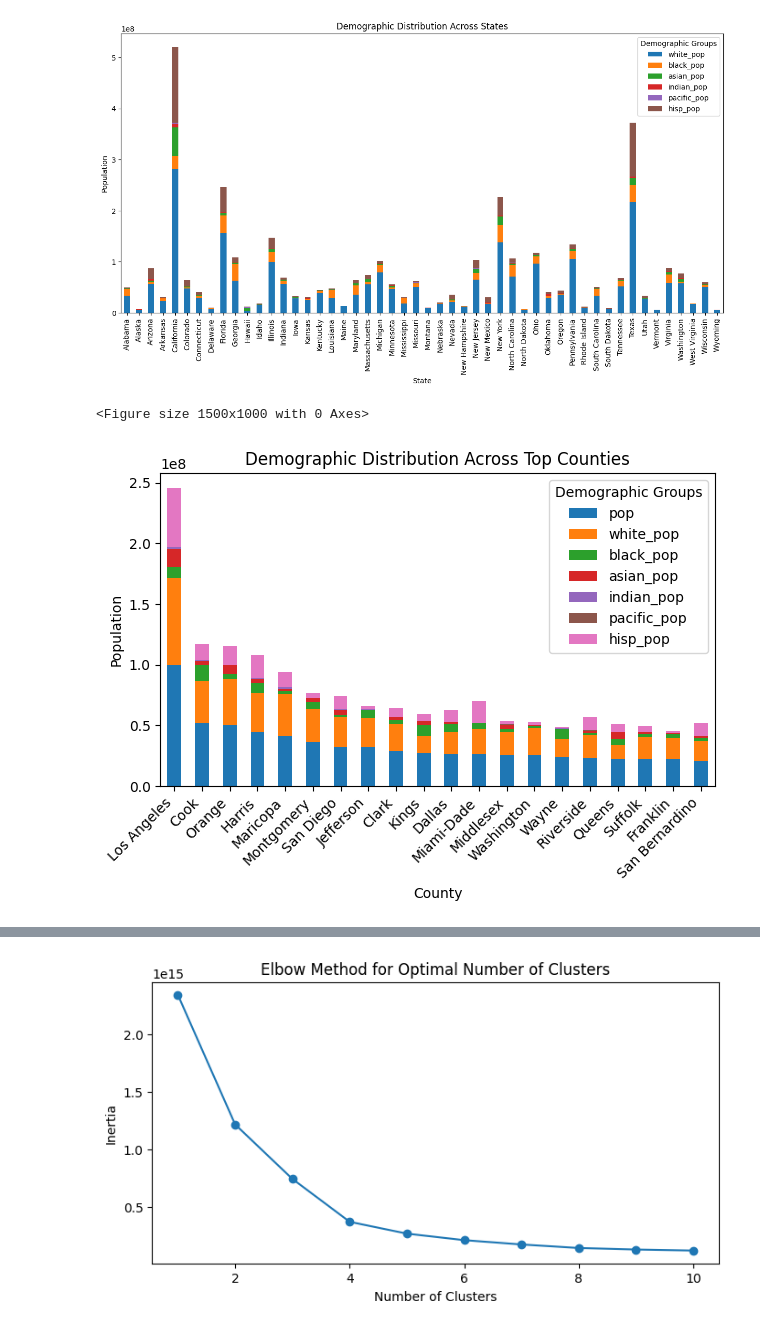
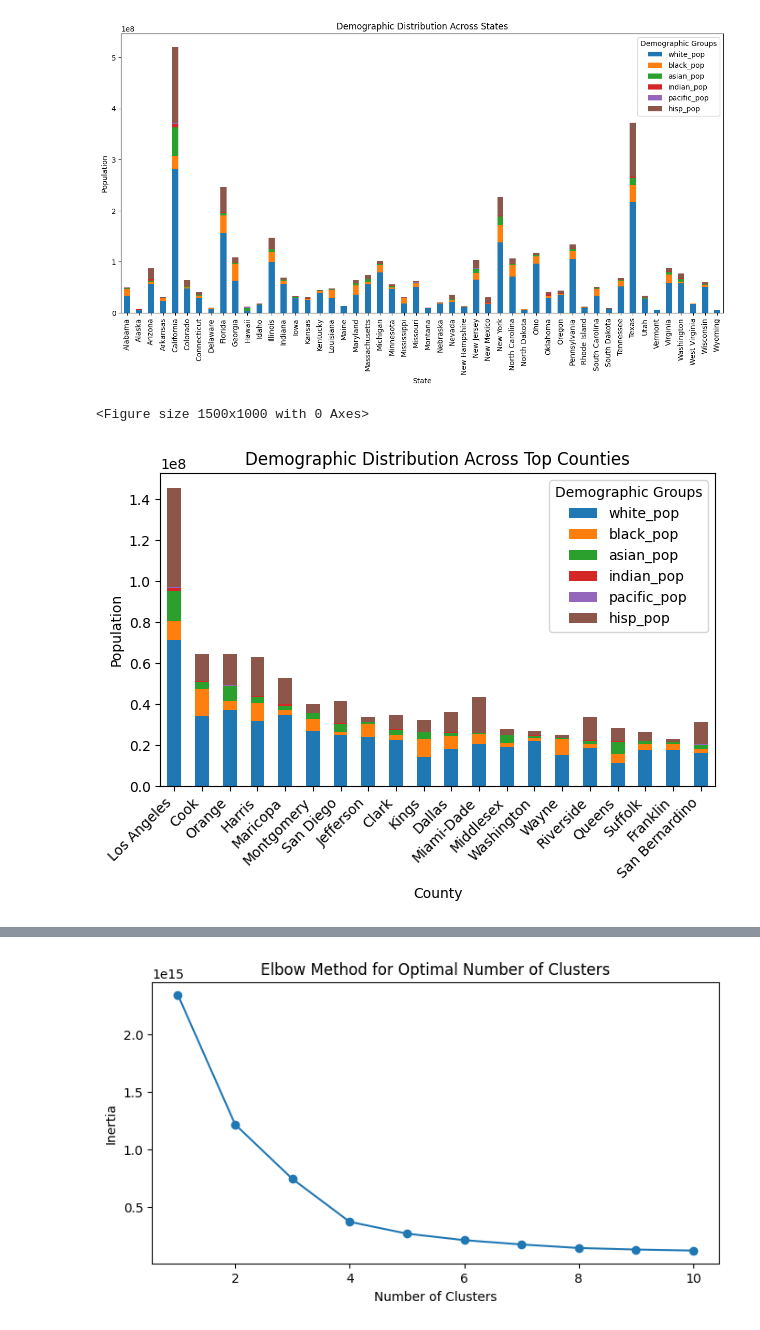
Before and after one commit to HanselSob/county-level-population-by-race-ethnicity, a Jupyter notebook: race-ethnicity-population-python-project/census-pop-notebook.ipynb, the cells around one changed output, grey strips where cells are left out. Drawn from its saved outputs; the diff is of its cells as text; code cells hidden in the pictures.

```diff
--- a/race-ethnicity-population-python-project/census-pop-notebook.ipynb
+++ b/race-ethnicity-population-python-project/census-pop-notebook.ipynb
@@ -18,29 +19,30 @@ county_group = df.groupby('county')[['pop', 'white_pop', 'black_pop', 'asian_pop
 # %%
 # Distribution of different demographic groups across states
 state_group.plot(kind='bar', stacked=True, figsize=(15, 7))
 plt.title('Demographic Distribution Across States')
 plt.xlabel('State')
 plt.ylabel('Population')
 plt.legend(title='Demographic Groups')
 plt.show()
 
 ###
 # Filter top N counties by total population
 top_n = 20  # Adjust as needed
 top_counties = county_group.nlargest(top_n, 'pop')
+top_counties = top_counties.drop(columns='pop')
 
 # Increase figure size and rotate x-axis labels for readability
 plt.figure(figsize=(15, 10))
 top_counties.plot(kind='bar', stacked=True)
 plt.title('Demographic Distribution Across Top Counties')
 plt.xlabel('County')
 plt.ylabel('Population')
 plt.xticks(rotation=45, ha='right')
 plt.legend(title='Demographic Groups')
 plt.tight_layout()
 plt.show()
 # %% [output]
 [figure]
 <Figure size 1500x1000 with 0 Axes>
-[figure, old version]
+[figure, new version]
 # %%
```
Also changed, not shown: parts of 6 cells of this notebook, 2 other files.
